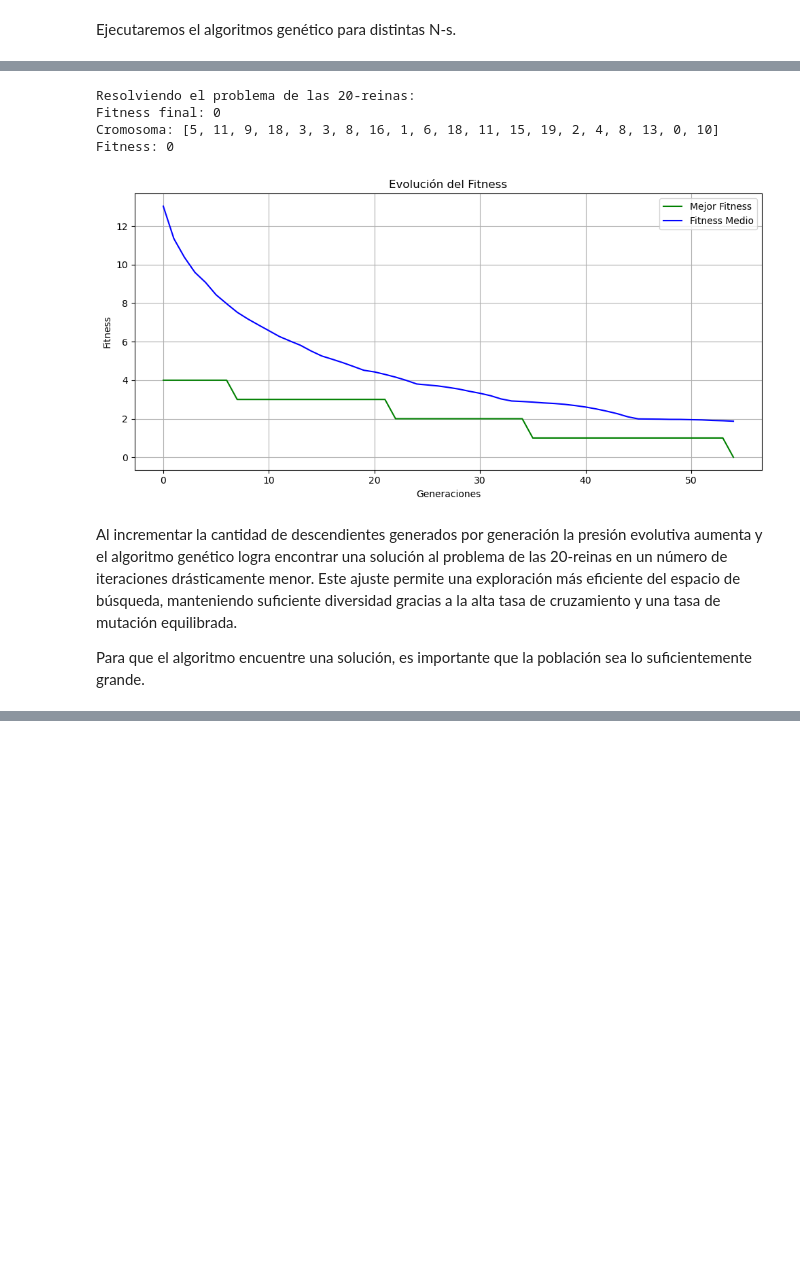
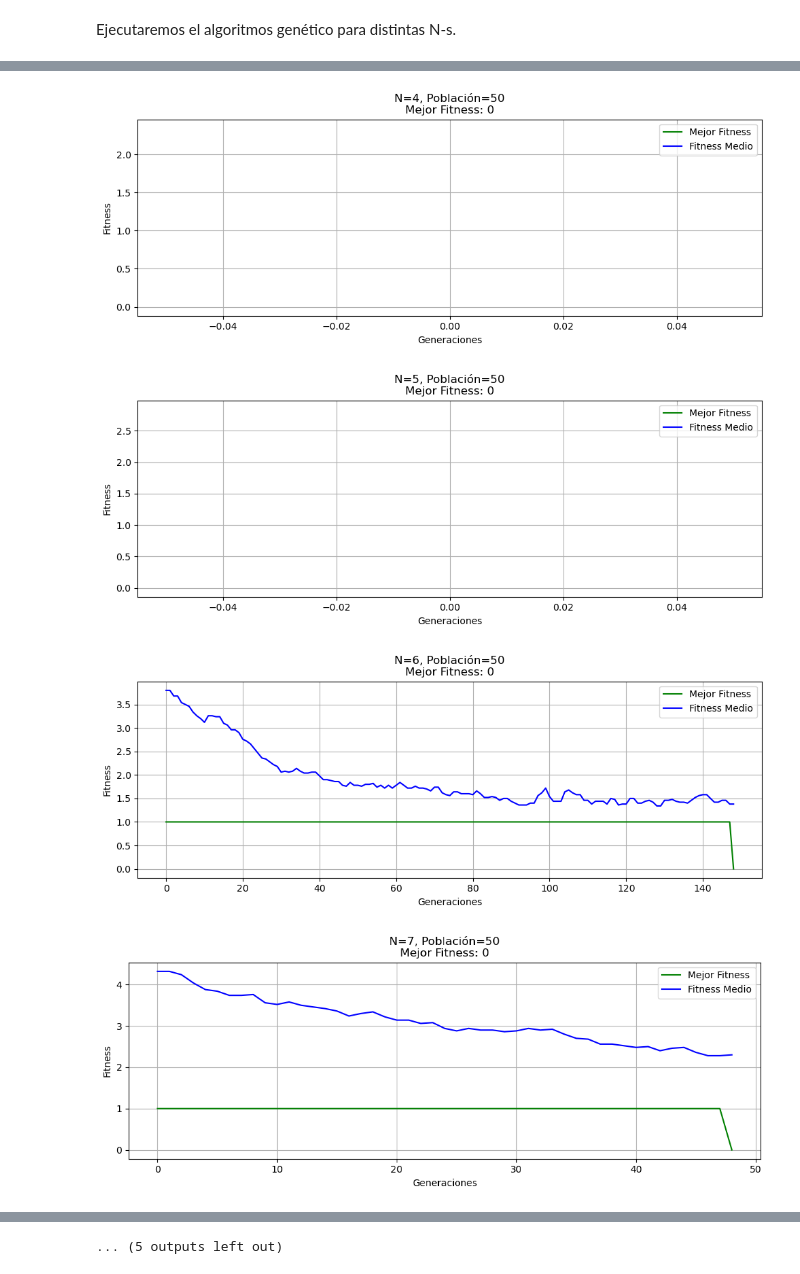
Before and after one commit to julengarciaaa/n-reinas-genetico, a Jupyter notebook: problema_n_reinas.ipynb, the cells around one changed output, grey strips where cells are left out. Saved outputs shown, nothing was run; the diff lists cells and outputs as text; code cells hidden in the pictures; blank space fills up the shorter version.

Commit message:
Se ha mejora la visualización de los resultados. También se han añadido pruebas con el escalamiento sigma de Goldberg.

```diff
--- a/problema_n_reinas.ipynb
+++ b/problema_n_reinas.ipynb
@@ -206,7 +210,7 @@ def seleccionar_progenitores(poblacion: 'Poblacion', N_progenitores: int) -> Lis
 
     return progenitores
 # %%
-progenitores = seleccionar_progenitores(poblacion, 2)
+progenitores = seleccionar_progenitores_ruleta(poblacion, 2)
 for idx, progenitor in enumerate(progenitores):
     print(f"Progenitor {idx}:")
     progenitor.mostrar_individuo()
@@ -286,7 +278,7 @@ Este enfoque permite una modificación más significativa del cromosoma, explora
 
 Esta estrategia es efectiva para mantener la diversidad y fomentar la exploración del espacio de soluciones.
 # %%
-def mutar_individuo(individuo: 'Individuo') -> List[int]:
+def mutar_individuo_sacudida(individuo: 'Individuo') -> 'Individuo':
     """
     Aplica la mutación por sacudida a un cromosoma.
     Se selecciona un segmento aleatorio dentro del cromosoma
@@ -567,22 +522,0 @@ Para ver que es lo que pasa, nos centraremos en el problema con N = 20, y probar
-# %%
-N = 20
-N_poblaciones = [50, 100, 200, 400, 800]
-num_iteraciones = [500, 1000, 2000, 4000, 8000, 16000]
-
-for N_poblacion in N_poblaciones:
-    for num_iteracion in num_iteraciones:
-        mejor_solucion, mejor_fitness, mejor_fitness_generacion, fitness_medio_generacion = AG(
-            N_poblacion=N_poblacion,
-            N_cromosoma=n,  # Cada gen indica la fila donde va la reina en esa columna
-            f_fitness=fitness,
-            prob_cruz=0.9,
-            prob_mut=0.3,
-            num_iteraciones=num_iteracion
-        )
-
-        print(f"Resolviendo el problema de las {n}-reinas:")
-        print(f"Tamaño de la población: {N_poblacion}")
-        print(f"Número de iteraciones: {num_iteracion}")
-        print(f"Fitness final: {mejor_fitness}")
-        mejor_solucion.mostrar_individuo()
-        mostrar_historial_fitness(mejor_fitness_generacion, fitness_medio_generacion)
@@ -705,29 +523,24 @@ def AG(N_poblacion: int,
-# %%
-N = 20
-N_poblacion = 500
-num_iteraciones = 500
-
-mejor_solucion, mejor_fitness, mejor_fitness_generacion, fitness_medio_generacion = AG(
-    N_poblacion=N_poblacion,
-    N_cromosoma=N,
-    f_fitness=fitness,
-    prob_progenitor=0.4,
-    prob_cruz=0.9,
-    prob_mut=0.3,
-    num_iteraciones=num_iteraciones
-)
-
-print(f"Resolviendo el problema de las {n}-reinas:")
-print(f"Fitness final: {mejor_fitness}")
-mejor_solucion.mostrar_individuo()
-mostrar_historial_fitness(mejor_fitness_generacion, fitness_medio_generacion)
-# %% [output]
-Resolviendo el problema de las 20-reinas:
-Fitness final: 0
-Cromosoma: [5, 11, 9, 18, 3, 3, 8, 16, 1, 6, 18, 11, 15, 19, 2, 4, 8, 13, 0, 10]
-Fitness: 0
-[figure, removed]
-# %% [markdown]
-Al incrementar la cantidad de descendientes generados por generación la presión evolutiva aumenta y el algoritmo genético logra encontrar una solución al problema de las 20-reinas en un número de iteraciones drásticamente menor. Este ajuste permite una exploración más eficiente del espacio de búsqueda, manteniendo suficiente diversidad gracias a la alta tasa de cruzamiento y una tasa de mutación equilibrada.
-
-Para que el algoritmo encuentre una solución, es importante que la población sea lo suficientemente grande.
+# %%
+N = 20
+N_poblacion = 50
+num_iteraciones = 500
+num_ejecuciones = 3
+
+for n in range(4, N+1):
+    mejor_solucion, mejor_fitness, mejor_fitness_generacion, fitness_medio_generacion = AG(
+        N_poblacion=N_poblacion,
+        N_cromosoma=n,
+        f_fitness=fitness,
+        prob_cruz=0.9,
+        prob_mut=0.3,
+        max_sin_mejoras=200)
+
+    fig, ax = plt.subplots(figsize=(10, 4))
+    crear_grafico_fitness(mejor_fitness_generacion, fitness_medio_generacion, N_reinas=n, tam_poblacion=N_poblacion, ax=ax)
+    plt.tight_layout()
+    plt.show()
+# %% [output]
+[figure, added]
+[figure, added]
+[figure, added]
+[figure, added]
@@ -733,0 +555 @@ Para que el algoritmo encuentre una solución, es importante que la población s
+... (5 outputs left out)
```
Also changed, not shown: parts of 72 cells of this notebook.
